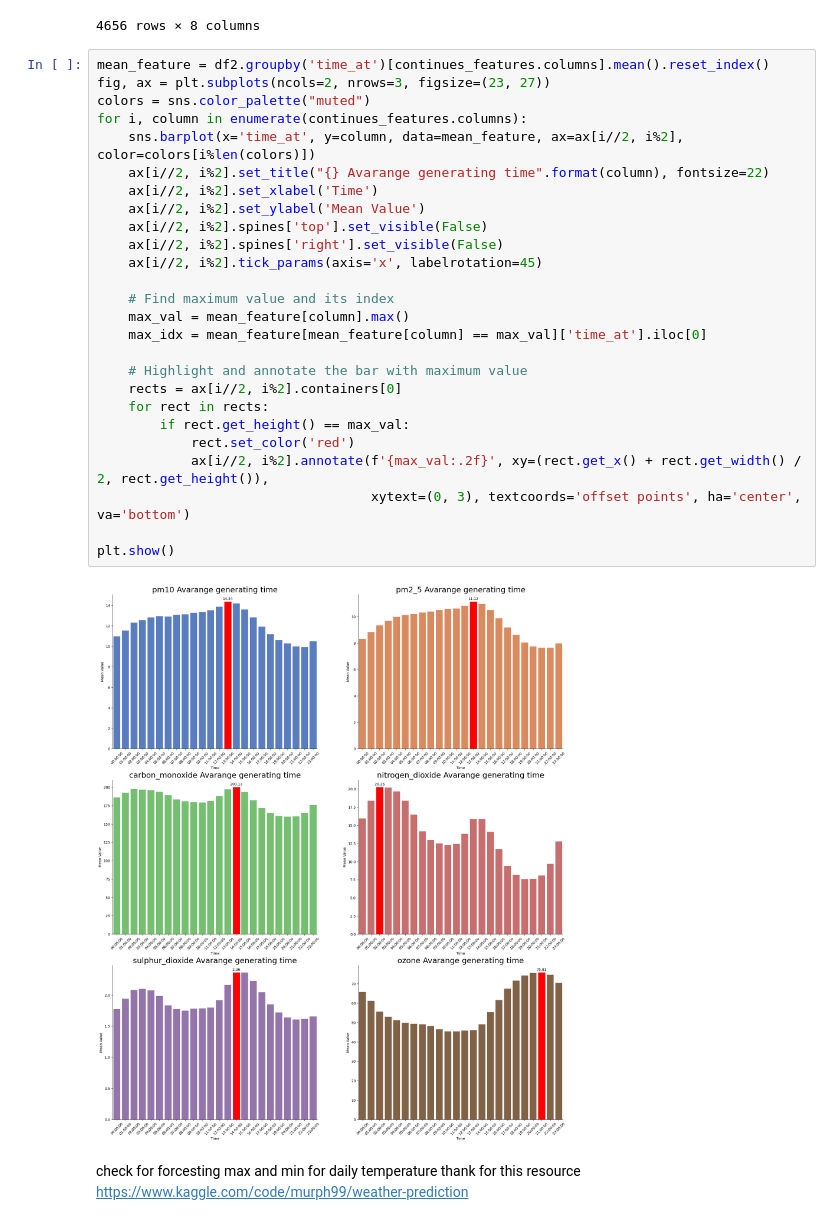
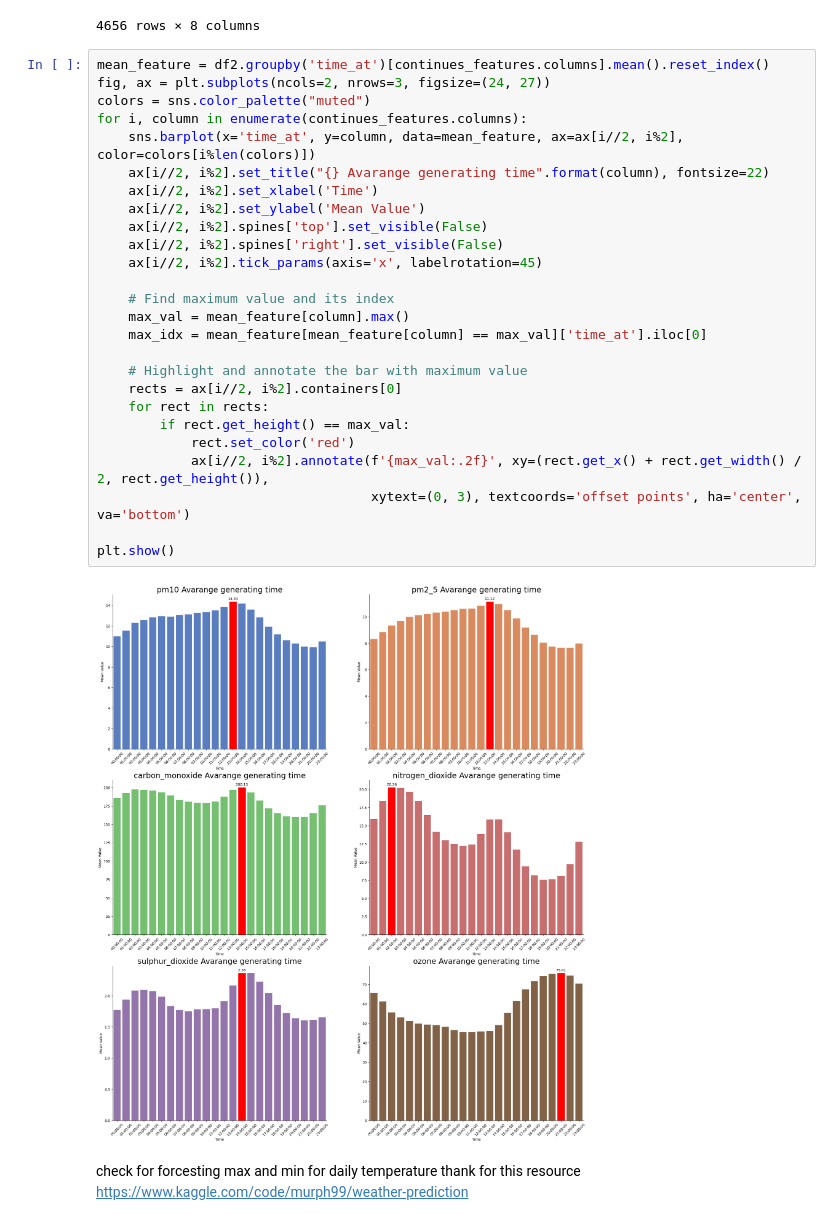
Before and after one commit to kayabaakihiko13/Scrapping_And_Analitic_OpenMeto, a Jupyter notebook: jupyter/eda.ipynb, the cells around one changed output. Cells and saved outputs as stored; diff of their text form.

```diff
--- a/jupyter/eda.ipynb
+++ b/jupyter/eda.ipynb
@@ -111,32 +111,32 @@ df2
 4656 rows × 8 columns
 # %%
 mean_feature = df2.groupby('time_at')[continues_features.columns].mean().reset_index()
-fig, ax = plt.subplots(ncols=2, nrows=3, figsize=(23, 27))
+fig, ax = plt.subplots(ncols=2, nrows=3, figsize=(24, 27))
 colors = sns.color_palette("muted")
 for i, column in enumerate(continues_features.columns):
     sns.barplot(x='time_at', y=column, data=mean_feature, ax=ax[i//2, i%2], color=colors[i%len(colors)])
     ax[i//2, i%2].set_title("{} Avarange generating time".format(column), fontsize=22)
     ax[i//2, i%2].set_xlabel('Time')
     ax[i//2, i%2].set_ylabel('Mean Value')
     ax[i//2, i%2].spines['top'].set_visible(False)
     ax[i//2, i%2].spines['right'].set_visible(False)
     ax[i//2, i%2].tick_params(axis='x', labelrotation=45)
 
     # Find maximum value and its index
     max_val = mean_feature[column].max()
     max_idx = mean_feature[mean_feature[column] == max_val]['time_at'].iloc[0]
 
     # Highlight and annotate the bar with maximum value
     rects = ax[i//2, i%2].containers[0]
     for rect in rects:
         if rect.get_height() == max_val:
             rect.set_color('red')
             ax[i//2, i%2].annotate(f'{max_val:.2f}', xy=(rect.get_x() + rect.get_width() / 2, rect.get_height()),
                                    xytext=(0, 3), textcoords='offset points', ha='center', va='bottom')
 
 plt.show()
 # %% [output]
-[figure, old version]
+[figure, new version]
 # %% [markdown]
 check for forcesting max and min for daily temperature
 thank for this resource https://www.kaggle.com/code/murph99/weather-prediction
```
Also changed, not shown: parts of 1 cell of this notebook, 1 other file.
